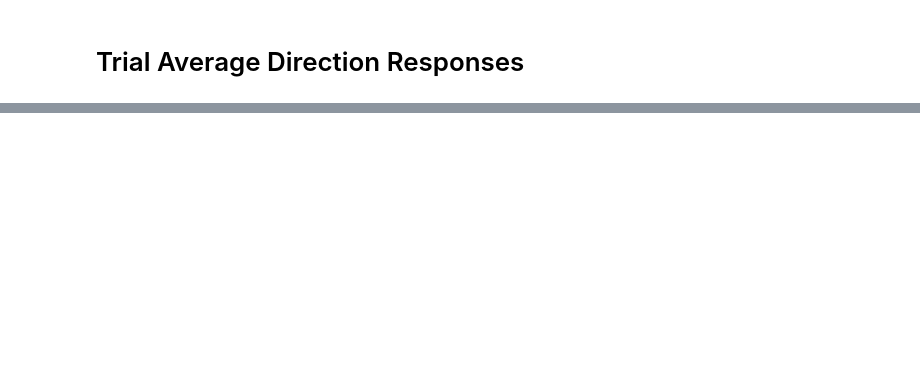
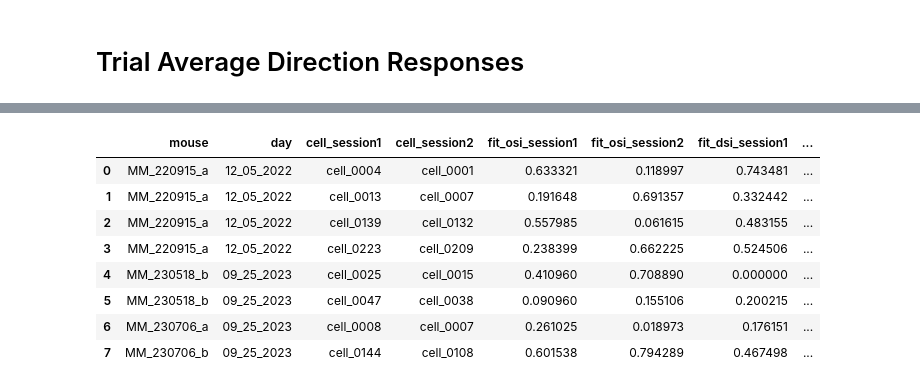
Before and after one commit to drguggiana/prey_capture, a Jupyter notebook: notebooks/thesis_figure_nbs/cherry_picked_cells.ipynb, the cells around one changed output, grey strips where cells are left out. Saved outputs shown, nothing was run; the diff lists cells and outputs as text; code cells hidden in the pictures; blank space fills up the shorter version.

```diff
--- a/notebooks/thesis_figure_nbs/cherry_picked_cells.ipynb
+++ b/notebooks/thesis_figure_nbs/cherry_picked_cells.ipynb
@@ -1,21 +1,16 @@
 # %%
 %load_ext autoreload
 %autoreload 2
-# %matplotlib widget
 import numpy as np
-import collections
 import os
 import sys
-import h5py
-import cv2
-import importlib
+
 import holoviews as hv
 hv.extension('bokeh')
 
 import pandas as pd
 import matplotlib.pyplot as plt
-from skimage import color
-from hmmlearn import hmm
+
 
 sys.path.insert(0, os.path.abspath(r'C:/Users/mmccann/repos/bonhoeffer/prey_capture/'))
 import paths
@@ -31,8 +26,9 @@ from wirefree_experiment import WirefreeExperiment, DataContainer
 from functions_wirefree_trigger_fix import get_trial_duration_stats
 
 # fig_path = paths.wf_figures_path
-data_path = r"H:\thesis\figures\WF_Figures\full\repeat_normal_VWheelWF"
-fig_path = r"H:\thesis\figures"
+data_path = r"D:\thesis\WF_Figures\full\repeat_normal_VTuningWF"
+fig_path = r"D:\thesis\figures"
 
-session_shorthand = ['session1', 'session2']
+session_shorthand = ['session1', 'session2']    # ['session1', 'session2'], ['free', 'fixed']
+sort = 'slug'   # 'rig', 'slug'
 # %% [output]
@@ -441,0 +456,12 @@ df.iloc[idx_list, :][['fit_osi_fixed', 'fit_osi_free', 'fit_dsi_fixed', 'fit_dsi
+# %%
+df.iloc[:, :][['mouse', 'day', f'cell_{session_shorthand[0]}', f'cell_{session_shorthand[1]}', f'fit_osi_{session_shorthand[0]}', f'fit_osi_{session_shorthand[1]}', f'fit_dsi_{session_shorthand[0]}', f'fit_dsi_{session_shorthand[1]}',]]
+# %% [output]
+|  | mouse | day | cell_session1 | cell_session2 | fit_osi_session1 | fit_osi_session2 | fit_dsi_session1 | ... |
+| 0 | MM_220915_a | 12_05_2022 | cell_0004 | cell_0001 | 0.633321 | 0.118997 | 0.743481 | ... |
+| 1 | MM_220915_a | 12_05_2022 | cell_0013 | cell_0007 | 0.191648 | 0.691357 | 0.332442 | ... |
+| 2 | MM_220915_a | 12_05_2022 | cell_0139 | cell_0132 | 0.557985 | 0.061615 | 0.483155 | ... |
+| 3 | MM_220915_a | 12_05_2022 | cell_0223 | cell_0209 | 0.238399 | 0.662225 | 0.524506 | ... |
+| 4 | MM_230518_b | 09_25_2023 | cell_0025 | cell_0015 | 0.410960 | 0.708890 | 0.000000 | ... |
+| 5 | MM_230518_b | 09_25_2023 | cell_0047 | cell_0038 | 0.090960 | 0.155106 | 0.200215 | ... |
+| 6 | MM_230706_a | 09_25_2023 | cell_0008 | cell_0007 | 0.261025 | 0.018973 | 0.176151 | ... |
+| 7 | MM_230706_b | 09_25_2023 | cell_0144 | cell_0108 | 0.601538 | 0.794289 | 0.467498 | ... |
```
Also changed, not shown: parts of 15 cells of this notebook, 1 other file.
